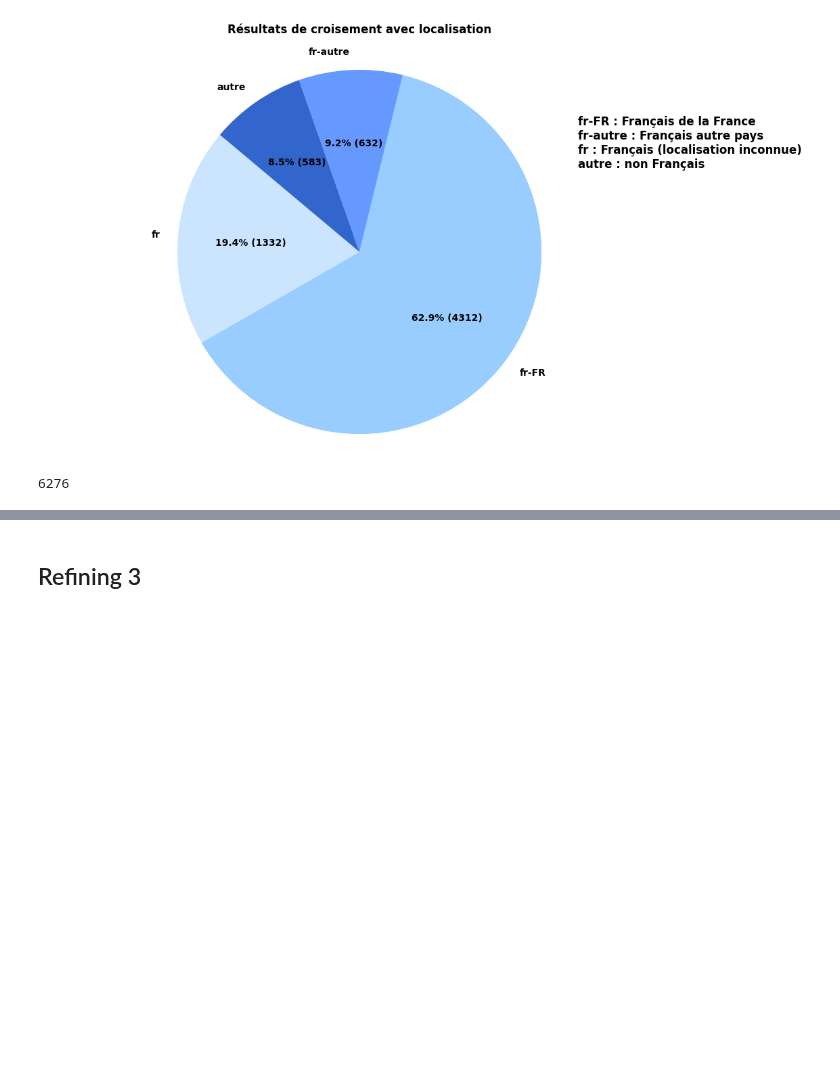
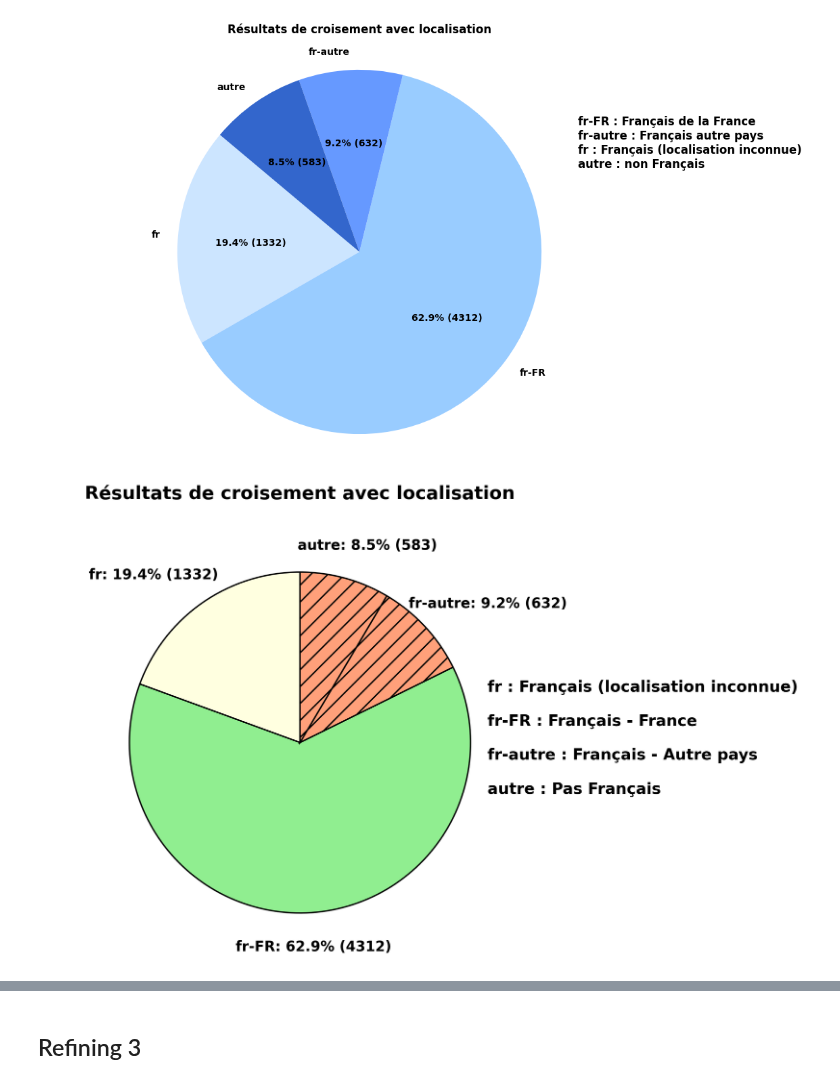
Before and after one commit to ITSAIDI/STAY_DEV, a Jupyter notebook: filtering/scripts/main1.ipynb, the cells around one changed output, grey strips where cells are left out. Saved outputs shown, nothing was run; the diff lists cells and outputs as text; code cells hidden in the pictures; blank space fills up the shorter version.

```diff
--- a/filtering/scripts/main1.ipynb
+++ b/filtering/scripts/main1.ipynb
@@ -124,7 +168,45 @@ plt.text(1.2, 0.6, "fr-FR : Français de la France\nfr-autre : Français autre p
 plt.show()
 # %% [output]
 [figure]
-# %%
-4312+1332+632
-# %% [output]
-6276
+# %%
+import matplotlib.pyplot as plt
+import numpy as np
+
+labels = ['fr', 'fr-FR', 'fr-autre', 'autre']
+sizes = [count_fr, count_frFR, count_fr_autre, count_autre]
+colors = ['lightyellow', 'lightgreen', 'lightsalmon', 'lightsalmon']
+hatches = ['', '', '//', '//']
+
+fig, ax = plt.subplots(dpi=300)
+wedges, texts = ax.pie(
+    sizes,
+    colors=colors,
+    startangle=90,
+    radius=1.0,
+    labels=['', '', '', ''],  # Pas de labels à l'intérieur du cercle
+    wedgeprops={'edgecolor': 'black'}
+)
+
+for i, wedge in enumerate(wedges):
+    wedge.set_hatch(hatches[i])
+
+for i, wedge in enumerate(wedges):
+    angle = (wedge.theta2 + wedge.theta1) / 2
+    x = np.cos(np.radians(angle))
+    y = np.sin(np.radians(angle))
+    percentage = sizes[i] / sum(sizes) * 100
+    label = f"{labels[i]}: {percentage:.1f}% ({sizes[i]})"
+    ax.text(1.5 * x, 1.2 * y, label, ha='center', va='center', fontweight='bold')
+
+
+ax.set_title("Résultats de croisement avec localisation", fontsize=13, fontweight='bold', pad=40)
+
+ax.text(1.1, 0.3, "fr : Français (localisation inconnue)", fontsize=11, fontweight='bold')
+ax.text(1.1, 0.1, "fr-FR : Français - France", fontsize=11, fontweight='bold')
+ax.text(1.1, -0.1, "fr-autre : Français - Autre pays", fontsize=11, fontweight='bold')
+ax.text(1.1, -0.3, "autre : Pas Français", fontsize=11, fontweight='bold')
+
+plt.axis('equal')
+plt.show()
+# %% [output]
+[figure, added]
```
Also changed, not shown: parts of 4 cells of this notebook, 1 other file.
